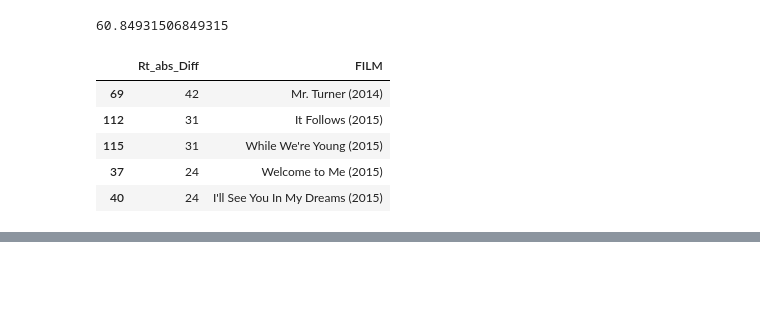
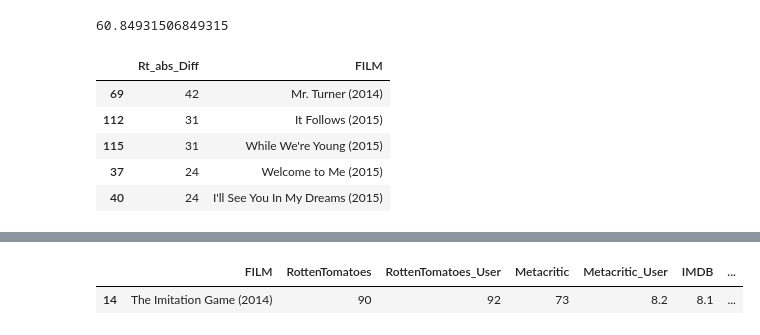
Before and after one commit to Mayandza/Projet, a Jupyter notebook: Projet_Fandango.ipynb, the cells around one changed output, grey strips where cells are left out. Drawn from its saved outputs; the diff is of its cells as text; code cells hidden in the pictures; blank space fills up the shorter version.

```diff
--- a/Projet_Fandango.ipynb
+++ b/Projet_Fandango.ipynb
@@ -339,0 +358,7 @@ all_sites.nlargest(5, 'Rt_Diff')[['Rt_abs_Diff','FILM']]
+# %%
+##" Le film qui a le plus grand nombre de votes sur IMDB
+
+all_sites[all_sites['IMDB_user_vote_count'] > 330000]
+# %% [output]
+|  | FILM | RottenTomatoes | RottenTomatoes_User | Metacritic | Metacritic_User | IMDB | ... |
+| 14 | The Imitation Game (2014) | 90 | 92 | 73 | 8.2 | 8.1 | ... |
```
Also changed, not shown: parts of 7 cells of this notebook.
